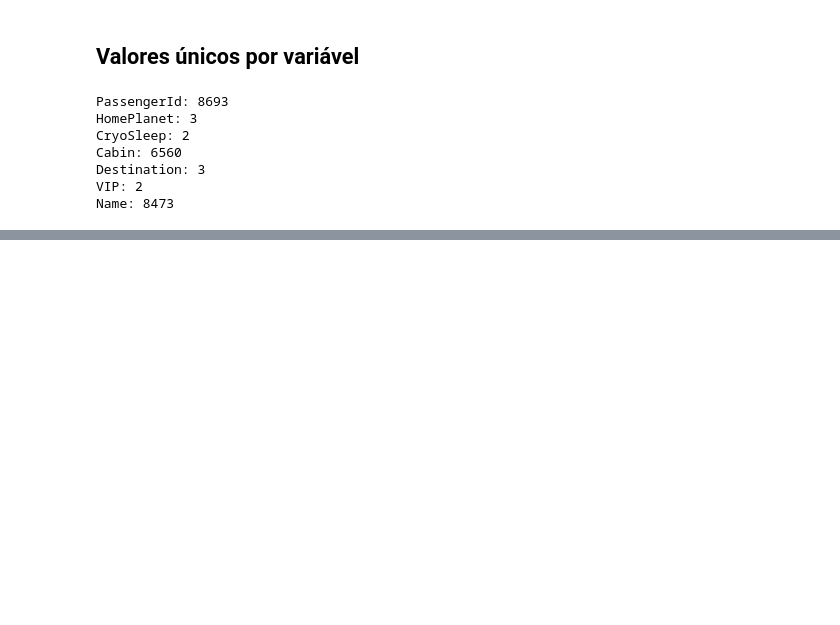
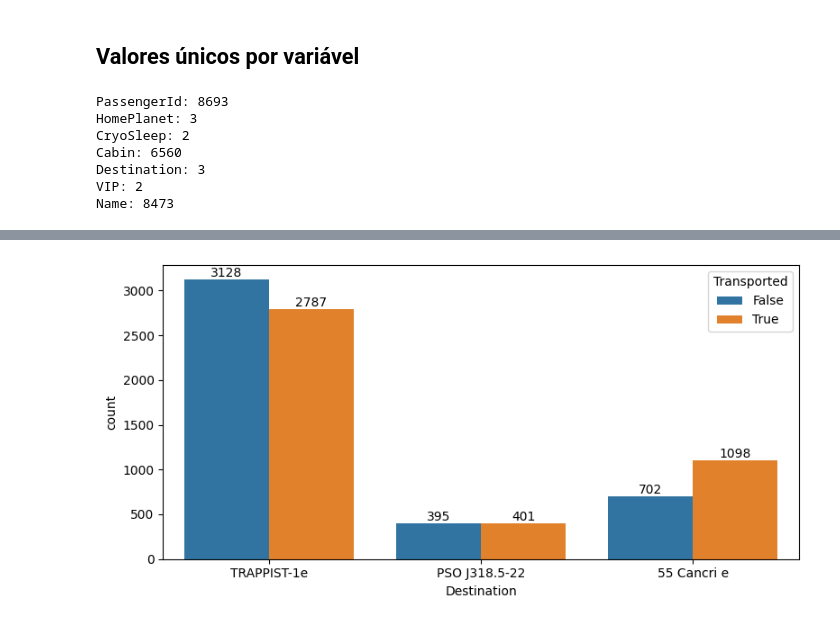
Before and after one commit to eduuardohm/Spaceship-Titanic-Competition, a Jupyter notebook: notebooks/01_exploratory_analysis.ipynb, the cells around one changed output, grey strips where cells are left out. Saved outputs shown, nothing was run; the diff lists cells and outputs as text; code cells hidden in the pictures; blank space fills up the shorter version.

```diff
--- a/notebooks/01_exploratory_analysis.ipynb
+++ b/notebooks/01_exploratory_analysis.ipynb
@@ -79,0 +213,13 @@ Name: 8473
+# %%
+ax = sns.countplot(
+    data=df,
+    x='Destination',
+    hue='Transported',
+)
+
+for container in ax.containers:
+    ax.bar_label(container)
+
+plt.show()
+# %% [output]
+[figure, added]
```
Also changed, not shown: parts of 27 cells of this notebook.
